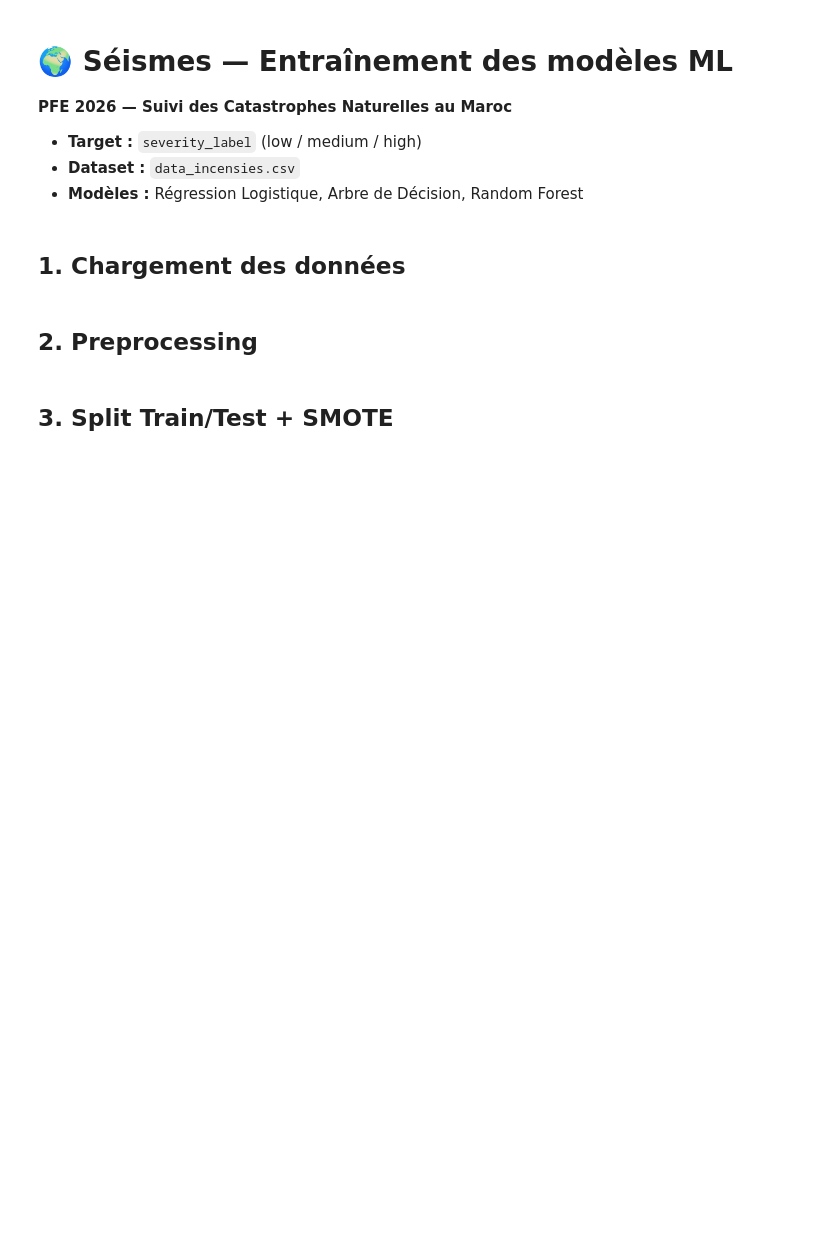
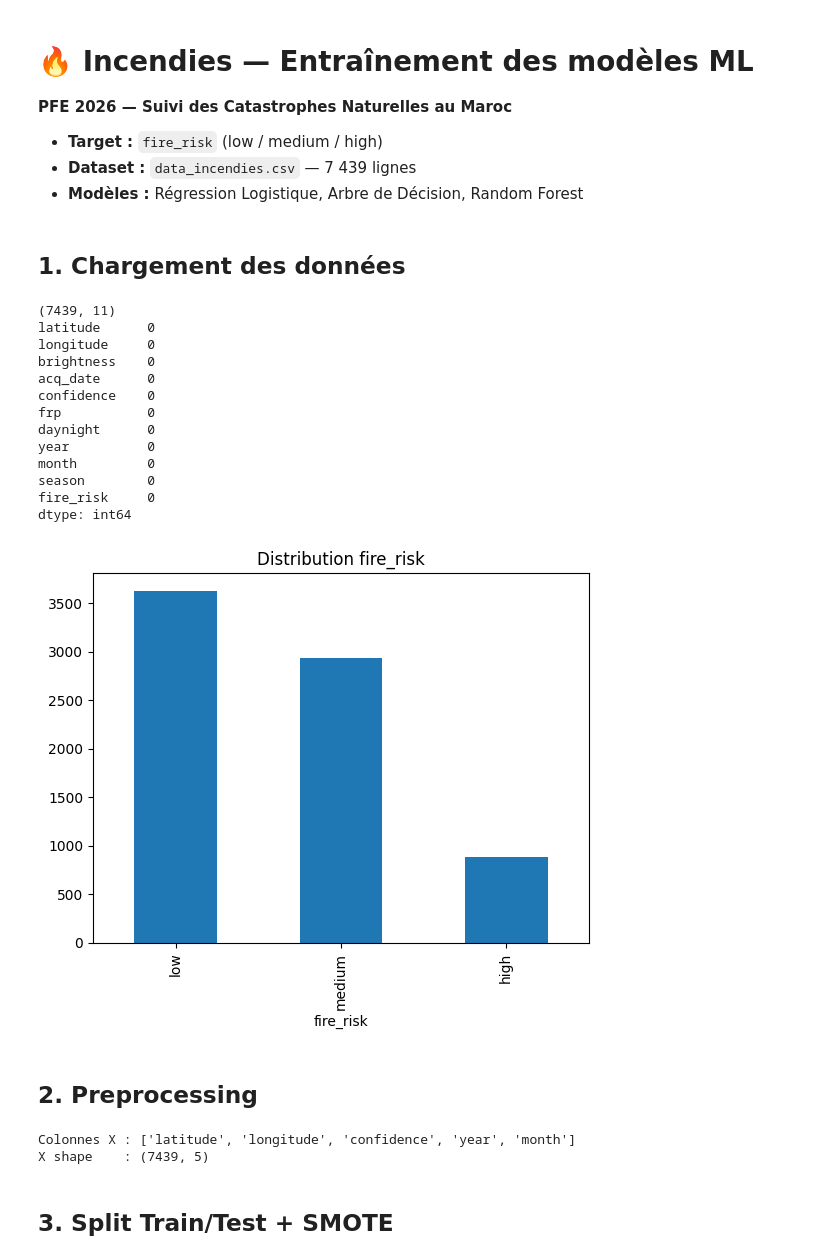
Before and after one commit to ANSS77/suivi-catastrophes-maroc, a Jupyter notebook: ml/notebooks/incendies_training.ipynb, the cells around one changed output. Saved outputs shown, nothing was run; the diff lists cells and outputs as text; code cells hidden in the pictures; blank space fills up the shorter version.

Commit message:
feat: incendies training notebook - résultats modèles ML

```diff
--- a/ml/notebooks/incendies_training.ipynb
+++ b/ml/notebooks/incendies_training.ipynb
@@ -1,9 +1,8 @@
 # %% [markdown]
-# 🌍 Séismes — Entraînement des modèles ML
+# 🔥 Incendies — Entraînement des modèles ML
 **PFE 2026 — Suivi des Catastrophes Naturelles au Maroc**
-
-- **Target :** `severity_label` (low / medium / high)
-- **Dataset :** `data_incensies.csv`
+- **Target :** `fire_risk` (low / medium / high)
+- **Dataset :** `data_incendies.csv` — 7 439 lignes
 - **Modèles :** Régression Logistique, Arbre de Décision, Random Forest
 # %%
 import pandas as pd
@@ -22,13 +21,62 @@ from imblearn.over_sampling import SMOTE
 # %% [markdown]
 ## 1. Chargement des données
 # %%
-df = pd.read_csv('../data/data_seismes.csv')     #Inondations → data_inondations.csv + flood_risk
+df = pd.read_csv('../data/data_incendies.csv')     #incendies → data_incendies.csv + flood_risk
 print(df.shape)
 print(df.isnull().sum())
-df['severity_label'].value_counts().plot(kind='bar')
-plt.title('Distribution severity_label')
+df['fire_risk'].value_counts().plot(kind='bar')
+plt.title('Distribution fire_risk')
 plt.show()
+# %% [output]
+(7439, 11)
+latitude      0
+longitude     0
+brightness    0
+acq_date      0
+confidence    0
+frp           0
+daynight      0
+year          0
+month         0
+season        0
+fire_risk     0
+dtype: int64
+[figure, added]
 # %% [markdown]
 ## 2. Preprocessing
+# %%
+
+
+le = LabelEncoder()
+date_cols = [col for col in df.columns if 'date' in col.lower()]
+df = df.drop(columns=date_cols)
+
+df = df.drop(columns=['brightness', 'frp'], errors='ignore')
+
+categorical_cols = [
+    col for col in df.columns
+    if (df[col].dtype == 'object' or str(df[col].dtype) == 'string')
+    and col != 'fire_risk'
+]
+for col in categorical_cols:
+    df[col] = le.fit_transform(df[col].astype(str))
+
+df['fire_risk'] = le.fit_transform(df['fire_risk'])
+
+remaining = df.select_dtypes(include=['object', 'string']).columns.tolist()
+if remaining:
+    df = df.drop(columns=remaining)
+
+X = df.drop(columns=['fire_risk'])
+y = df['fire_risk']
+
+scaler = StandardScaler()
+X_scaled = scaler.fit_transform(X)
+
+print("Colonnes X :", X.columns.tolist())
+print("X shape    :", X.shape)
+# %% [output]
+Colonnes X : ['latitude', 'longitude', 'confidence', 'year', 'month']
+X shape    : (7439, 5)
 # %% [markdown]
 ## 3. Split Train/Test + SMOTE
```
Also changed, not shown: parts of 5 cells of this notebook.
